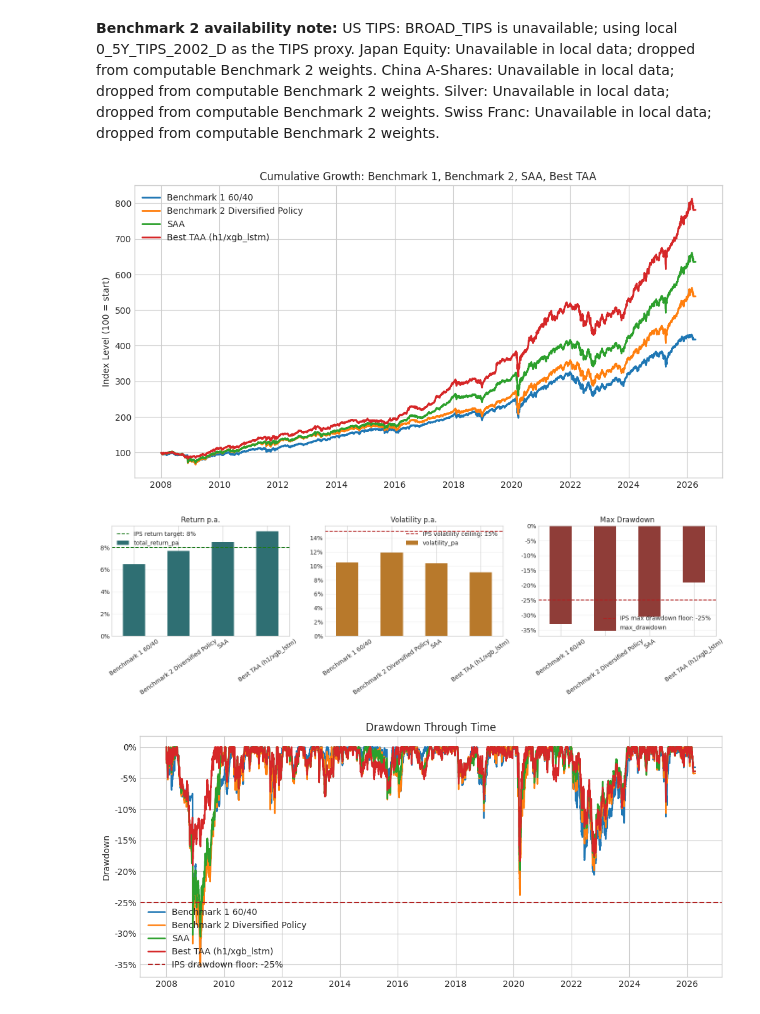
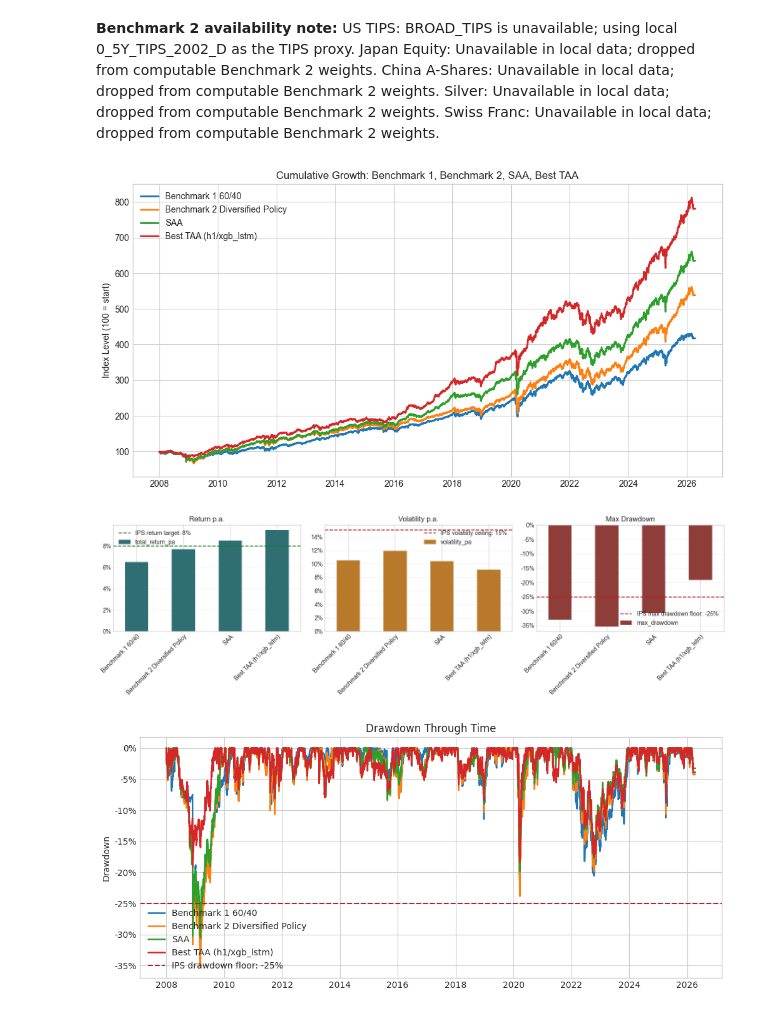
Before and after one commit to kavinravi/foundation_project, a Jupyter notebook: backtesting/hybrid_results_dashboard.ipynb, the cells around one changed output. Drawn from its saved outputs; the diff is of its cells as text; code cells hidden in the pictures.

Commit message:
fixed charts and added requirements.txt

```diff
--- a/backtesting/hybrid_results_dashboard.ipynb
+++ b/backtesting/hybrid_results_dashboard.ipynb
@@ -15,9 +15,19 @@ Benchmark handling:
 - JPY is not used anywhere in the rerun portfolio universe because the IPS specifies Swiss franc, not JPY, and no local CHF series exists to trade.
 # %%
 %matplotlib inline
+import json
+import sys
+import warnings
 from pathlib import Path
-import json
-import warnings
+
+# Resolve repo root for imports and for paths below. Cwd may be the repo root
+# or `.../backtesting/` (e.g. notebook opened from that folder).
+_root = Path.cwd().resolve()
+if not (_root / "backtesting" / "__init__.py").is_file():
+    _root = _root.parent
+if (_root / "backtesting" / "__init__.py").is_file():
+    sys.path.insert(0, str(_root))
+ROOT = _root
 
 import matplotlib.dates as mdates
 import matplotlib.pyplot as plt
@@ -44,7 +54,6 @@ pd.set_option("display.max_columns", 100)
 pd.set_option("display.width", 200)
 plt.style.use("seaborn-v0_8-whitegrid")
 
-ROOT = Path.cwd().resolve()
 ARTIFACTS = ROOT / "backtesting" / "artifacts"
 SEARCH_CSV = ARTIFACTS / "search_results.csv"
 RESULTS_TSV = ROOT / "backtesting" / "results.tsv"
@@ -176,37 +185,42 @@ ax.set_ylabel("Index Level (100 = start)")
 ax.legend(loc="upper left")
 plt.show()
 # %% [output]
-[figure, old version]
+[figure, new version]
 # %%
 # IPS target bars for the four required portfolios.
 fig, axes = plt.subplots(1, 3, figsize=(15, 4.5))
 plot_metrics = metrics[["total_return_pa", "volatility_pa", "max_drawdown"]].copy()
 
 plot_metrics["total_return_pa"].plot(kind="bar", ax=axes[0], color="#2f6f73")
 axes[0].axhline(IPS_RETURN_TARGET, color="#1d7a1d", linestyle="--", linewidth=1.5, label="IPS return target: 8%")
 axes[0].set_title("Return p.a.")
 axes[0].yaxis.set_major_formatter(lambda x, _: f"{x:.0%}")
 axes[0].legend(loc="best")
 
 plot_metrics["volatility_pa"].plot(kind="bar", ax=axes[1], color="#b8792b")
 axes[1].axhline(IPS_VOL_TARGET, color="#b22222", linestyle="--", linewidth=1.5, label="IPS volatility ceiling: 15%")
 axes[1].set_title("Volatility p.a.")
 axes[1].yaxis.set_major_formatter(lambda x, _: f"{x:.0%}")
 axes[1].legend(loc="best")
 
 plot_metrics["max_drawdown"].plot(kind="bar", ax=axes[2], color="#8f3d38")
 axes[2].axhline(IPS_MAX_DRAWDOWN_TARGET, color="#b22222", linestyle="--", linewidth=1.5, label="IPS max drawdown floor: -25%")
 axes[2].set_title("Max Drawdown")
 axes[2].yaxis.set_major_formatter(lambda x, _: f"{x:.0%}")
 axes[2].legend(loc="best")
 
 for ax in axes:
-    ax.tick_params(axis="x", rotation=35)
+    plt.setp(
+        ax.get_xticklabels(),
+        rotation=45,
+        ha="right",
+        rotation_mode="anchor",
+    )
     ax.grid(axis="y", alpha=0.3)
 plt.tight_layout()
 plt.show()
 # %% [output]
-[figure, old version]
+[figure, new version]
 # %%
 # Drawdown chart for both benchmarks, SAA, and best TAA.
 drawdowns = growth.divide(growth.cummax()).subtract(1.0)
```
Also changed, not shown: parts of 2 cells of this notebook, 1 other file.
